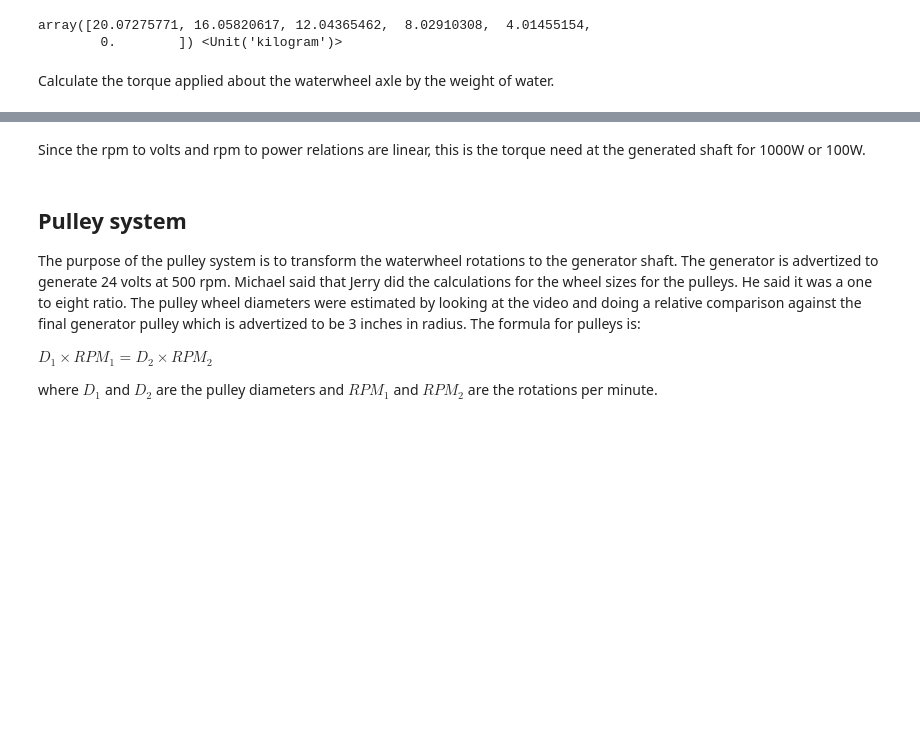
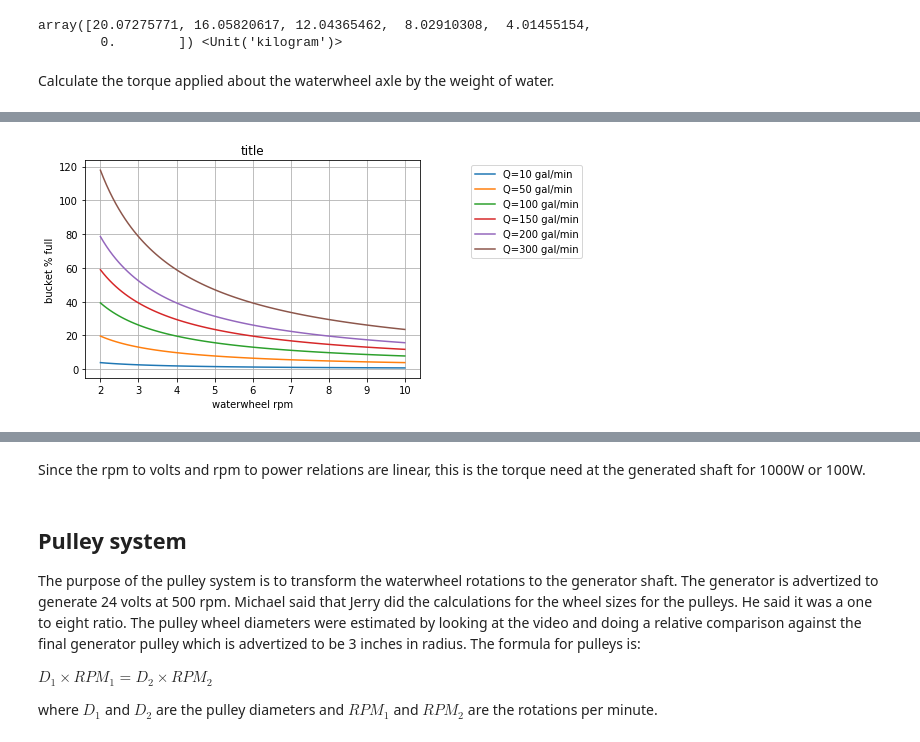
Before and after one commit to Tiburonboy/EE_jupyter_notebooks, a Jupyter notebook: Overshot waterwheel hydroelectric power system analysis/Overshot waterwheel hydroelectric power system analysis.ipynb, the cells around one changed output, grey strips where cells are left out. Cells and saved outputs as stored; diff of their text form; code cells hidden in the pictures; blank space fills up the shorter version.

```diff
--- a/Overshot waterwheel hydroelectric power system analysis/Overshot waterwheel hydroelectric power system analysis.ipynb
+++ b/Overshot waterwheel hydroelectric power system analysis/Overshot waterwheel hydroelectric power system analysis.ipynb
@@ -571,6 +428,6 @@ The chamber volume is calculated in the following:
 # %%
 # as built
-num_chambers = 12
+num_buckets = 12 # number of buckets on the waterwheel
 chamber_width = 10*ureg.inch
 outer_radius = 3.5*ureg.feet
 inner_radius = 3*ureg.feet
@@ -1156,19 +477,0 @@ plt.show()
-# %%
-tau1 = (np.linspace(1,100,100)*ureg.kg*ureg.meter**2)/ureg.sec**2
-
-flow_rate = np.linspace(10,150,5)*ureg.gal/ureg.min # flow rate range in gallons per minute
-Q = flow_rate.to_base_units()
-
-for i in range(len(Q)):
-    #plt.plot(tau1,(rho*g*Q[i]*R*(1-np.cos(theta1))/tau1).to('rpm'), '-',label='Q={:.0f}'.format(Q[i].to('gal/min')))
-    plt.plot((rho*g*Q[i]*R*(1-np.cos(theta1))/tau1).to('rpm'),tau1*(rho*g*Q[i]*R*(1-np.cos(theta1))/tau1), '-',label='Q={:.0f}'.format(Q[i].to('gal/min')))
-
-plt.legend(bbox_to_anchor=(1.5, 1))
-plt.grid()
-
-#plt.ylim((0,200))
-plt.ylabel('P')
-plt.xlabel('rpm')
-
-plt.title('title')
-plt.show()
@@ -1272,0 +505,24 @@ generator shaft torque: 15.7 ft·lbf
+# %%
+flow_rate = np.array([10,50,100,150,200,300])*ureg.gal/ureg.min # flow rate range in gallons per minute
+# convert to metric
+Q = flow_rate.to_base_units()
+
+wheel_revs_per_sec = np.linspace(2,10,100)*ureg.rpm
+omega = wheel_revs_per_sec.to_base_units()
+
+bucket_arc = (np.pi/num_buckets)*ureg.radian
+
+for i in range(len(Q)):
+    plt.plot(omega.to('rpm'),((Q[i]*(bucket_arc/omega))/bucket_vol).magnitude*100,label = 'Q={:s}'.format(f"{Q[i].to('gal/min'):.0f~P}"))
+
+plt.legend(bbox_to_anchor=(1.5, 1))
+plt.grid()
+
+#plt.ylim((0,10))
+plt.ylabel('bucket % full')
+plt.xlabel('waterwheel rpm')
+
+plt.title('title')
+plt.show()
+# %% [output]
+[figure, added]
```
Also changed, not shown: parts of 215 cells of this notebook.
